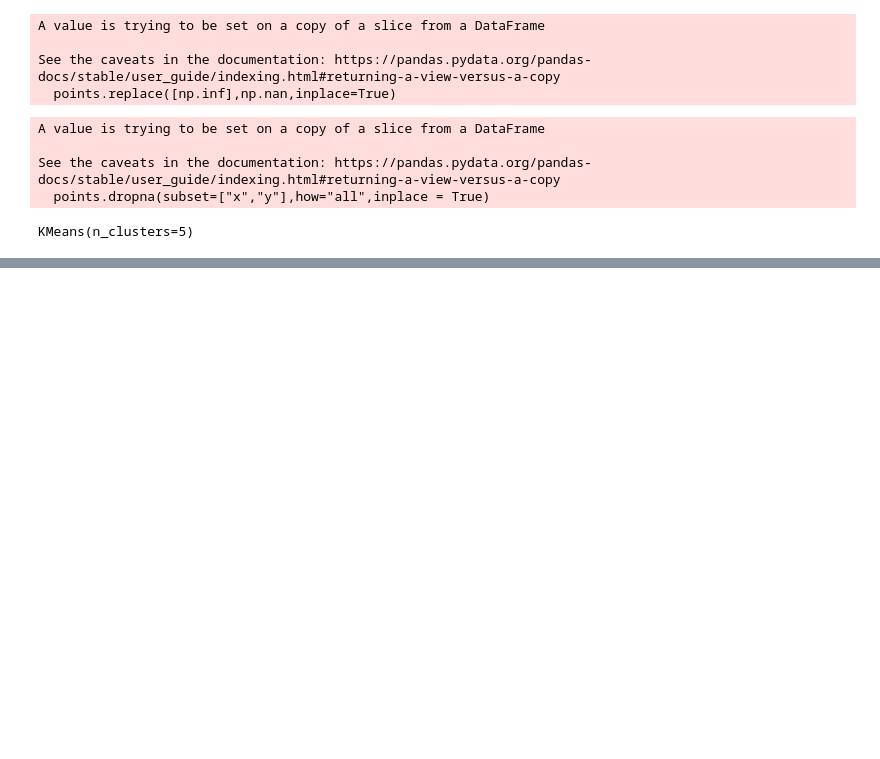
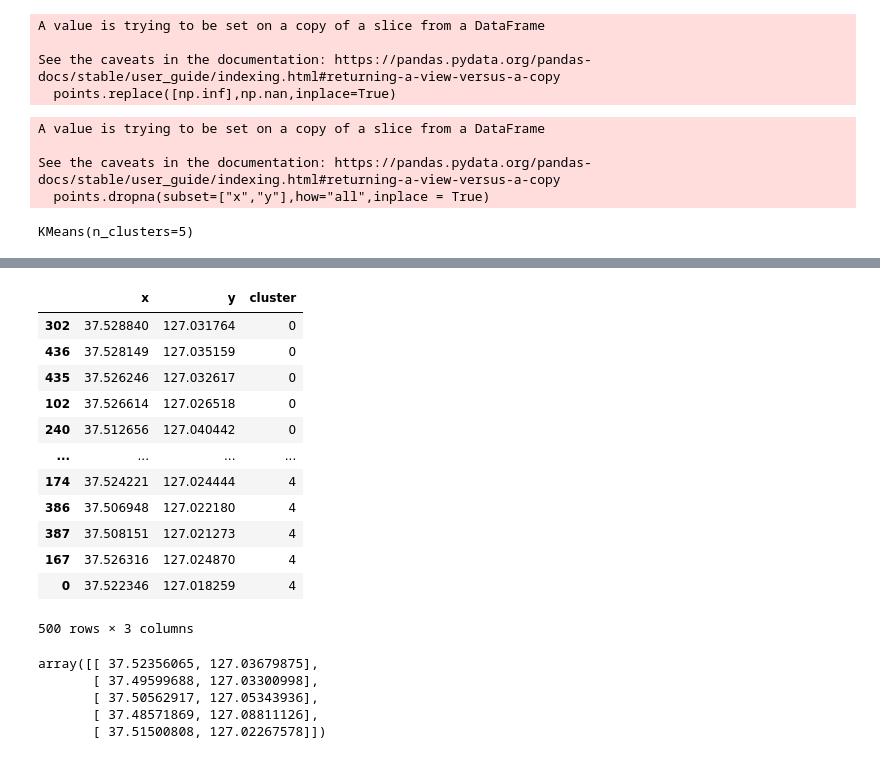
Before and after one commit to juhongyee/DUI-traffic-stop-recommendation, a Jupyter notebook: k_means/Kmeans.ipynb, the cells around one changed output, grey strips where cells are left out. Cells and saved outputs as stored; diff of their text form; code cells hidden in the pictures; blank space fills up the shorter version.

```diff
--- a/k_means/Kmeans.ipynb
+++ b/k_means/Kmeans.ipynb
@@ -76,0 +114,27 @@ sns.scatterplot(x="x",y="y",hue="cluster",data=result_by_sklearn,palette="Set2")
+# %%
+#각 좌표의 centroid 확인, pandas의 quicksort사용
+type(result_by_sklearn)
+result_by_sklearn = result_by_sklearn.sort_values(by = 'cluster')
+result_by_sklearn
+# %% [output]
+|  | x | y | cluster |
+| 302 | 37.528840 | 127.031764 | 0 |
+| 436 | 37.528149 | 127.035159 | 0 |
+| 435 | 37.526246 | 127.032617 | 0 |
+| 102 | 37.526614 | 127.026518 | 0 |
+| 240 | 37.512656 | 127.040442 | 0 |
+| ... | ... | ... | ... |
+| 174 | 37.524221 | 127.024444 | 4 |
+| 386 | 37.506948 | 127.022180 | 4 |
+| 387 | 37.508151 | 127.021273 | 4 |
+| 167 | 37.526316 | 127.024870 | 4 |
+| 0 | 37.522346 | 127.018259 | 4 |
+500 rows × 3 columns
+# %%
+kmeans.cluster_centers_
+# %% [output]
+array([[ 37.52356065, 127.03679875],
+       [ 37.49599688, 127.03300998],
+       [ 37.50562917, 127.05343936],
+       [ 37.48571869, 127.08811126],
+       [ 37.51500808, 127.02267578]])
```
Also changed, not shown: parts of 11 cells of this notebook, 2 other files.
